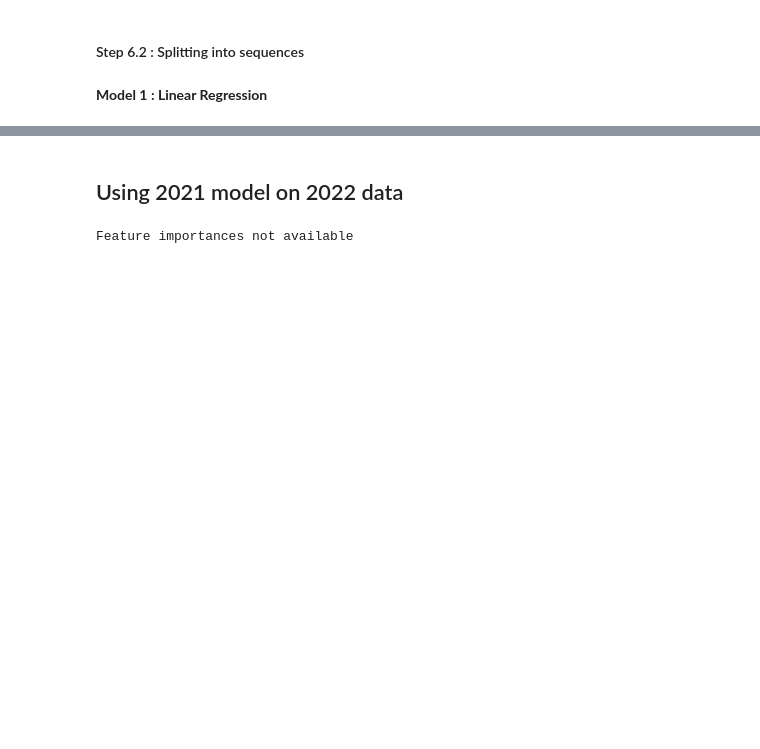
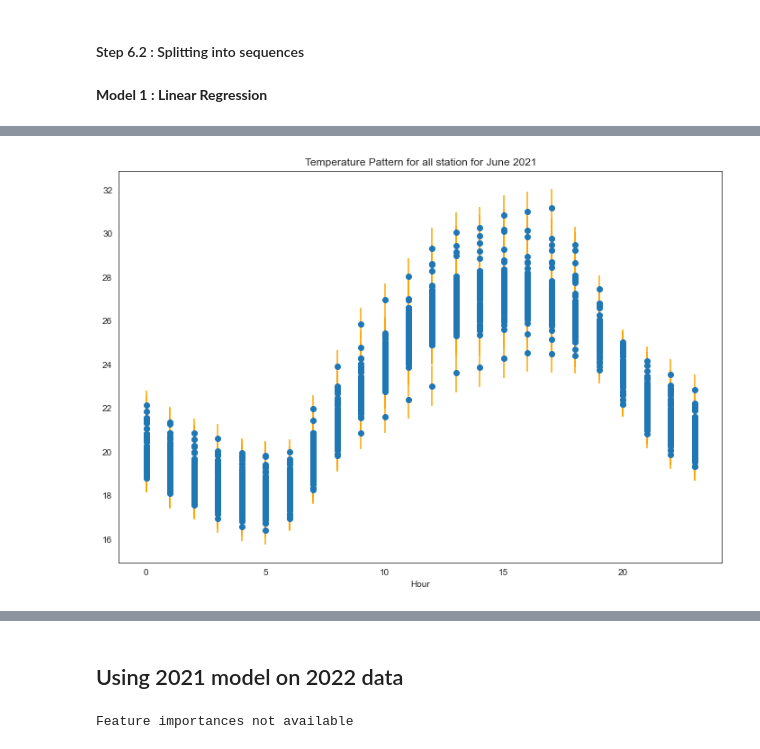
Before and after one commit to khatrigaurav/temperature_modelling, a Jupyter notebook: Analytics/00 Modeller.ipynb, the cells around one changed output, grey strips where cells are left out. Drawn from its saved outputs; the diff is of its cells as text; code cells hidden in the pictures; blank space fills up the shorter version.

```diff
--- a/Analytics/00 Modeller.ipynb
+++ b/Analytics/00 Modeller.ipynb
@@ -289,0 +299,3 @@ model_dict[25][0] = model_dict_updated
+# %%
+cqc.level_1_plot(grouped_data)
+# %% [output]
@@ -290,3 +303,4 @@ model_dict[25][0] = model_dict_updated
+[figure, added]
 # %%
 from sklearn.model_selection import RandomizedSearchCV
 from sklearn.ensemble import RandomForestRegressor
```
Also changed, not shown: parts of 16 cells of this notebook, 7 other files.
